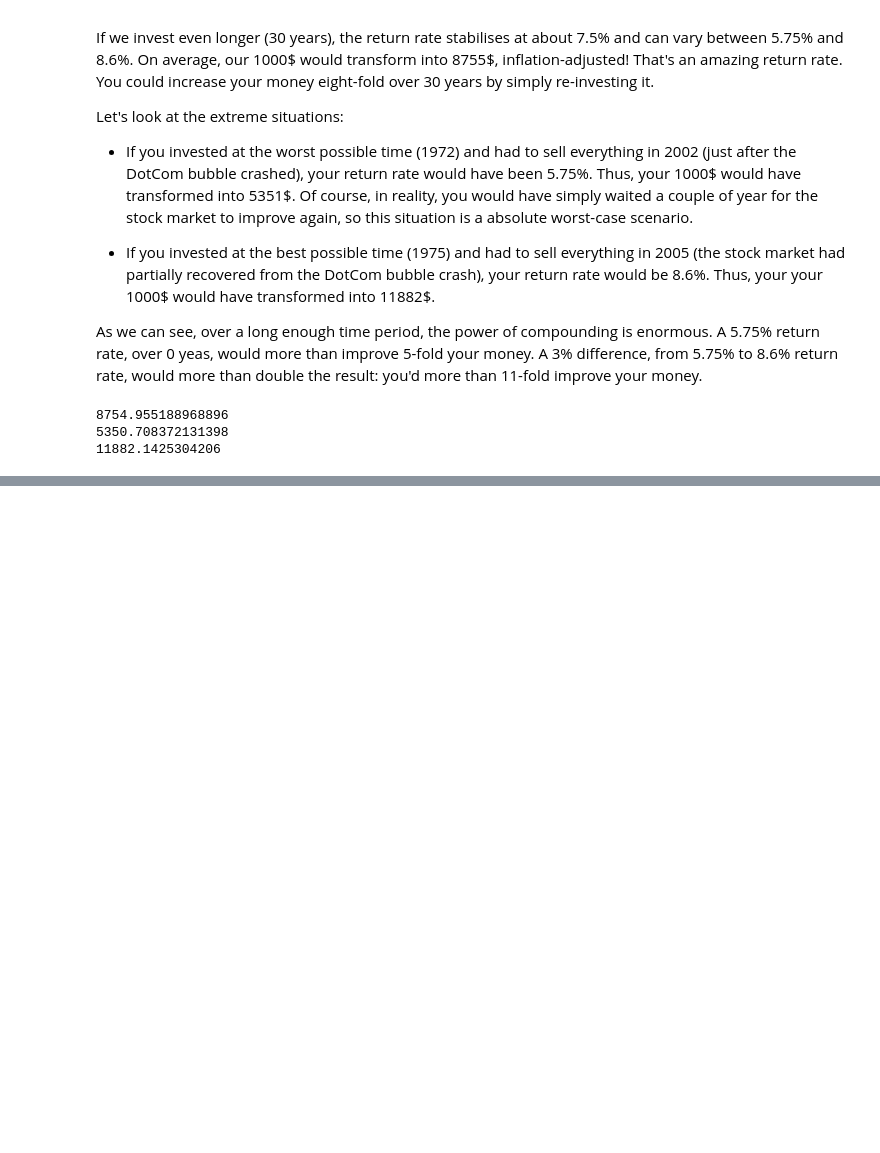
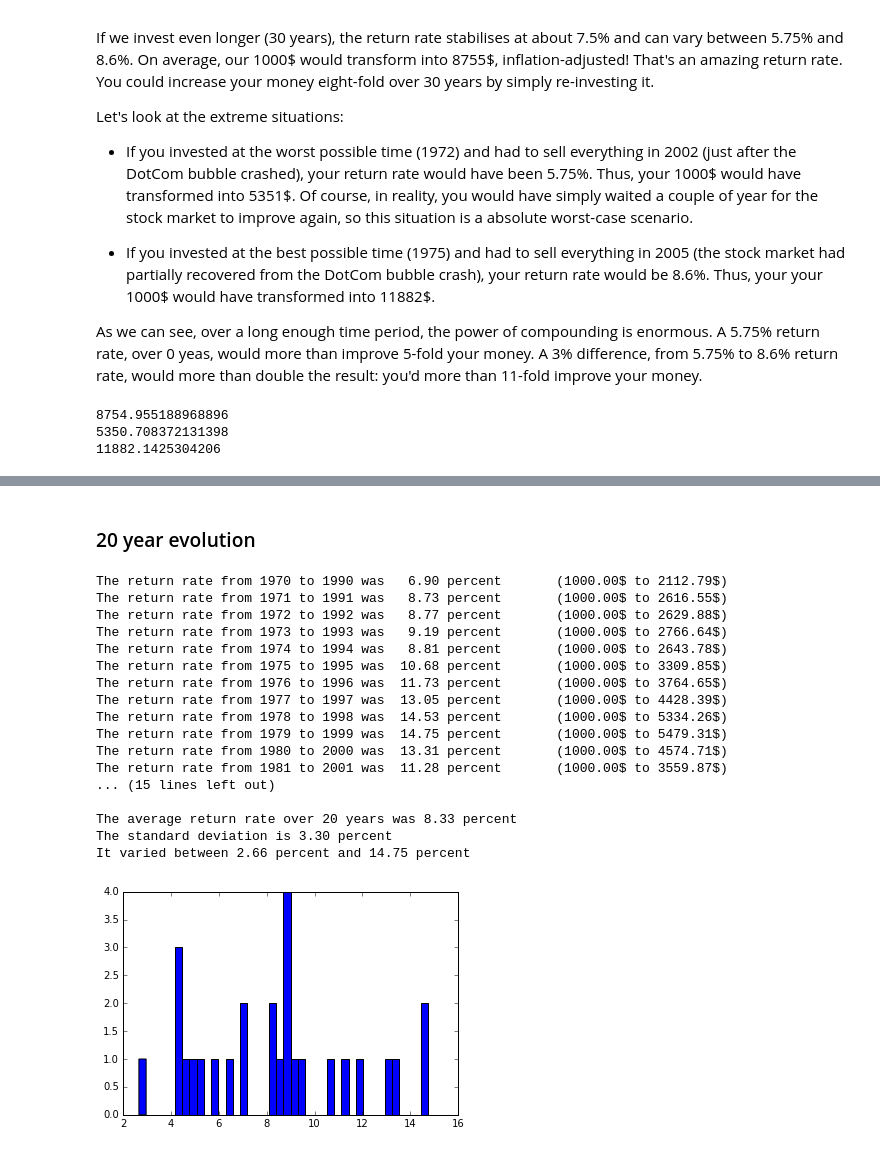
Before and after one commit to bonaert/how-good-are-stocks, a Jupyter notebook: How good are stocks?.ipynb, the cells around one changed output, grey strips where cells are left out. Drawn from its saved outputs; the diff is of its cells as text; code cells hidden in the pictures; blank space fills up the shorter version.

```diff
--- a/How good are stocks?.ipynb
+++ b/How good are stocks?.ipynb
@@ -492,0 +613,23 @@ print(1000 * 1.086 ** 30)
+# %% [markdown]
+### 20 year evolution
+# %%
+computeAndShowReturnRateInfoWithDividendsYearly(1970, 20)
+# %% [output]
+The return rate from 1970 to 1990 was   6.90 percent       (1000.00$ to 2112.79$)
+The return rate from 1971 to 1991 was   8.73 percent       (1000.00$ to 2616.55$)
+The return rate from 1972 to 1992 was   8.77 percent       (1000.00$ to 2629.88$)
+The return rate from 1973 to 1993 was   9.19 percent       (1000.00$ to 2766.64$)
+The return rate from 1974 to 1994 was   8.81 percent       (1000.00$ to 2643.78$)
+The return rate from 1975 to 1995 was  10.68 percent       (1000.00$ to 3309.85$)
+The return rate from 1976 to 1996 was  11.73 percent       (1000.00$ to 3764.65$)
+The return rate from 1977 to 1997 was  13.05 percent       (1000.00$ to 4428.39$)
+The return rate from 1978 to 1998 was  14.53 percent       (1000.00$ to 5334.26$)
+The return rate from 1979 to 1999 was  14.75 percent       (1000.00$ to 5479.31$)
+The return rate from 1980 to 2000 was  13.31 percent       (1000.00$ to 4574.71$)
+The return rate from 1981 to 2001 was  11.28 percent       (1000.00$ to 3559.87$)
+... (15 lines left out)
+
+The average return rate over 20 years was 8.33 percent
+The standard deviation is 3.30 percent
+It varied between 2.66 percent and 14.75 percent
+[figure, added]
```
Also changed, not shown: parts of 11 cells of this notebook.
